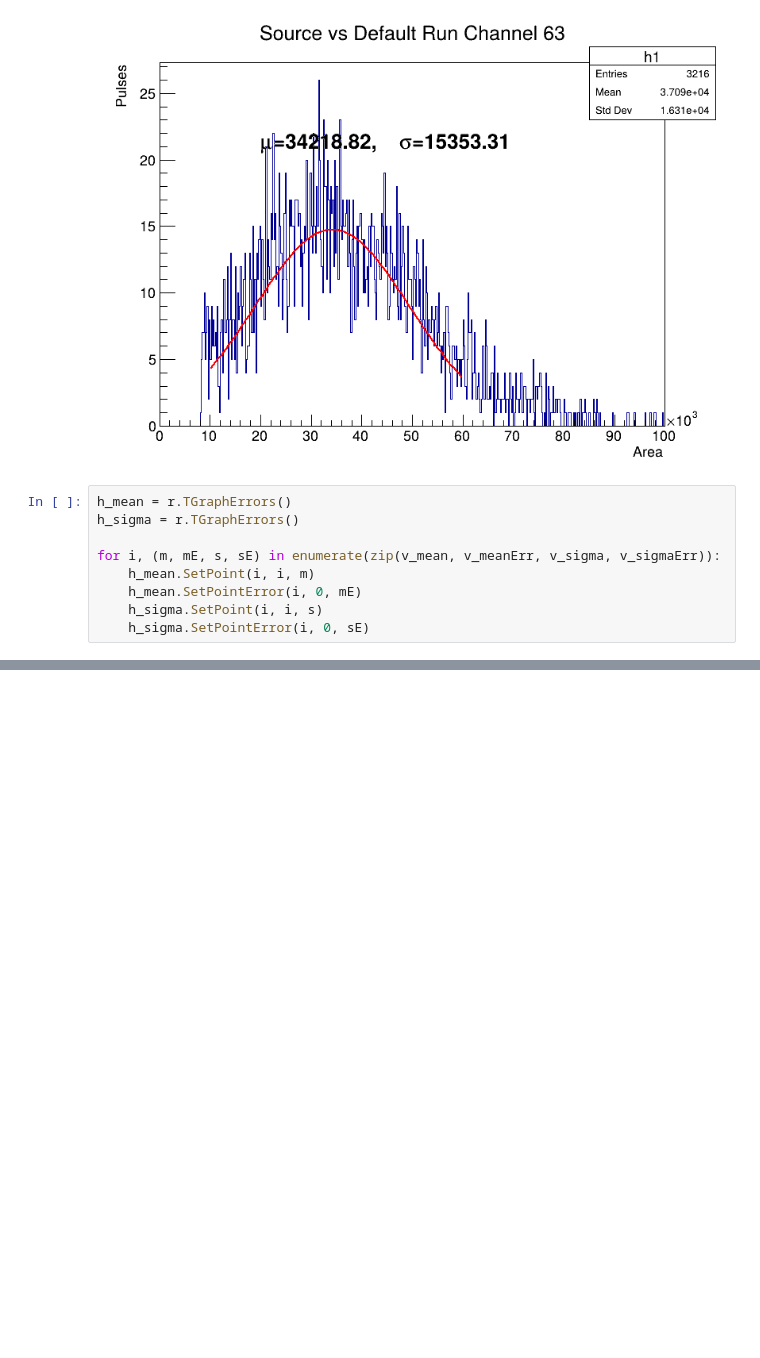
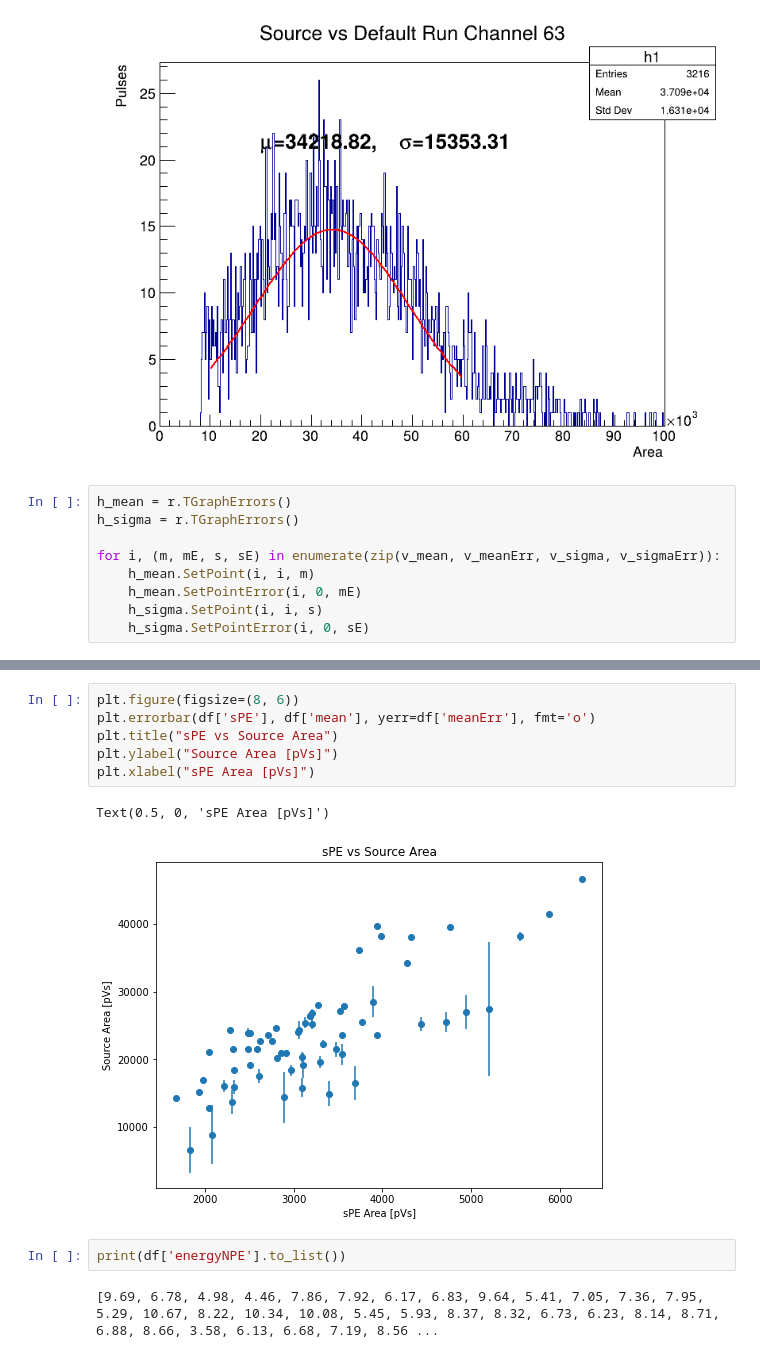
Before and after one commit to milliQan-sw/milliqanOffline, a Jupyter notebook: Run3Detector/analysis/pmt-calibration/energyCalibration.ipynb, the cells around one changed output, grey strips where cells are left out. Saved outputs shown, nothing was run; the diff lists cells and outputs as text; blank space fills up the shorter version.

```diff
--- a/Run3Detector/analysis/pmt-calibration/energyCalibration.ipynb
+++ b/Run3Detector/analysis/pmt-calibration/energyCalibration.ipynb
@@ -187,0 +275,13 @@ c1.Draw()
+# %%
+plt.figure(figsize=(8, 6))
+plt.errorbar(df['sPE'], df['mean'], yerr=df['meanErr'], fmt='o')
+plt.title("sPE vs Source Area")
+plt.ylabel("Source Area [pVs]")
+plt.xlabel("sPE Area [pVs]")
+# %% [output]
+Text(0.5, 0, 'sPE Area [pVs]')
+[figure, added]
+# %%
+print(df['energyNPE'].to_list())
+# %% [output]
+[9.69, 6.78, 4.98, 4.46, 7.86, 7.92, 6.17, 6.83, 9.64, 5.41, 7.05, 7.36, 7.95, 5.29, 10.67, 8.22, 10.34, 10.08, 5.45, 5.93, 8.37, 8.32, 6.73, 6.23, 8.14, 8.71, 6.88, 8.66, 3.58, 6.13, 6.68, 7.19, 8.56 ...
```
Also changed, not shown: parts of 13 cells of this notebook, 5 other files.
